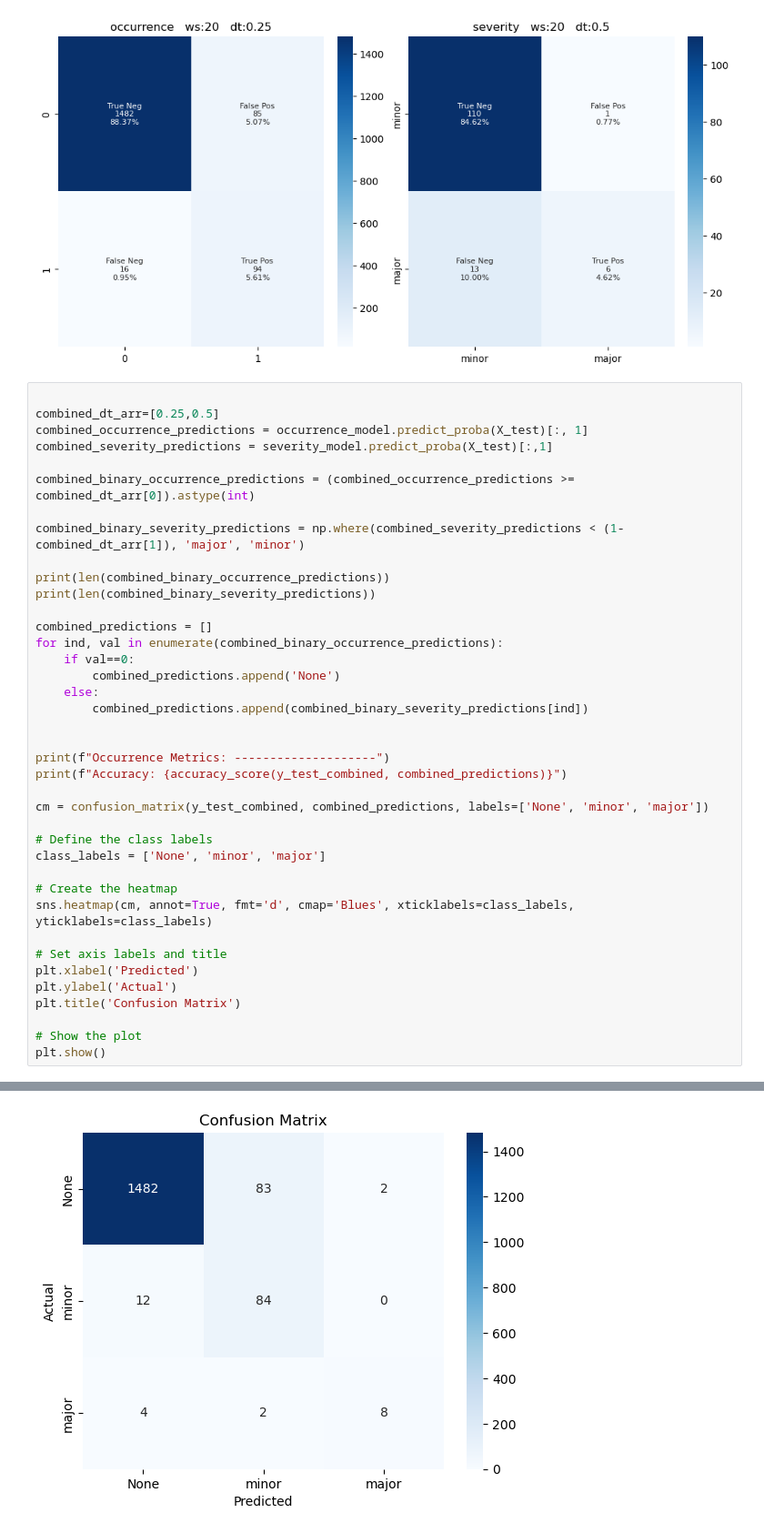
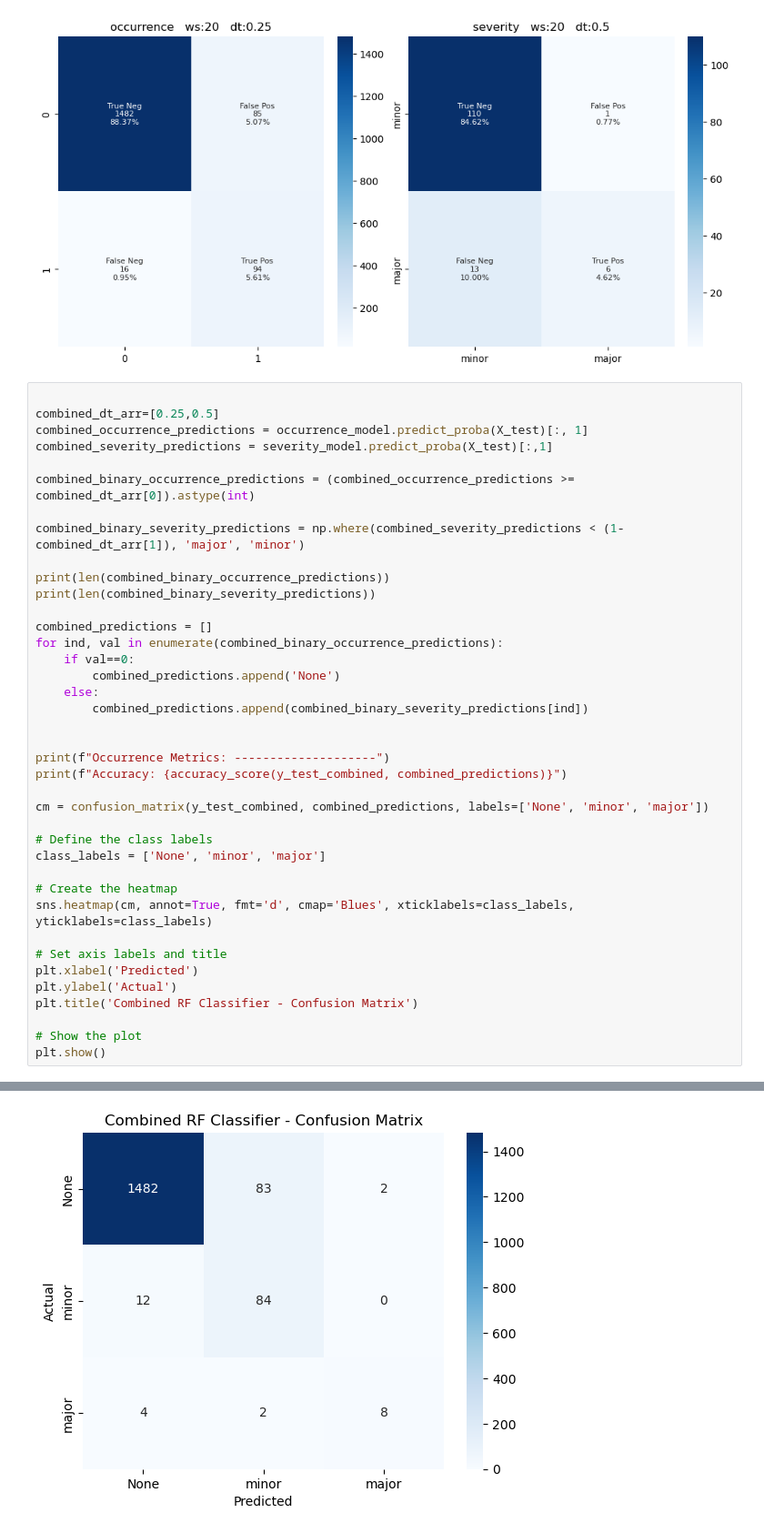
Before and after one commit to aaroncao06/calfire-ml, a Jupyter notebook: CalfireRFtimeSeriesV3.ipynb, the cells around one changed output, grey strips where cells are left out. Shown at 91% size. Saved outputs shown, nothing was run; the diff lists cells and outputs as text.

```diff
--- a/CalfireRFtimeSeriesV3.ipynb
+++ b/CalfireRFtimeSeriesV3.ipynb
@@ -235,32 +235,32 @@ print(len(combined_binary_severity_predictions))
 combined_predictions = []
 for ind, val in enumerate(combined_binary_occurrence_predictions):
     if val==0:
         combined_predictions.append('None')
     else:
         combined_predictions.append(combined_binary_severity_predictions[ind])
 
 
 print(f"Occurrence Metrics: --------------------")
 print(f"Accuracy: {accuracy_score(y_test_combined, combined_predictions)}")
 
 cm = confusion_matrix(y_test_combined, combined_predictions, labels=['None', 'minor', 'major'])
 
 # Define the class labels
 class_labels = ['None', 'minor', 'major']
 
 # Create the heatmap
 sns.heatmap(cm, annot=True, fmt='d', cmap='Blues', xticklabels=class_labels, yticklabels=class_labels)
 
 # Set axis labels and title
 plt.xlabel('Predicted')
 plt.ylabel('Actual')
-plt.title('Confusion Matrix')
+plt.title('Combined RF Classifier - Confusion Matrix')
 
 # Show the plot
 plt.show()
 # %% [output]
 1677
 1677
 Occurrence Metrics: --------------------
 Accuracy: 0.9385807990459153
-[figure, old version]
+[figure, new version]
```
Also changed, not shown: 2 other files.
